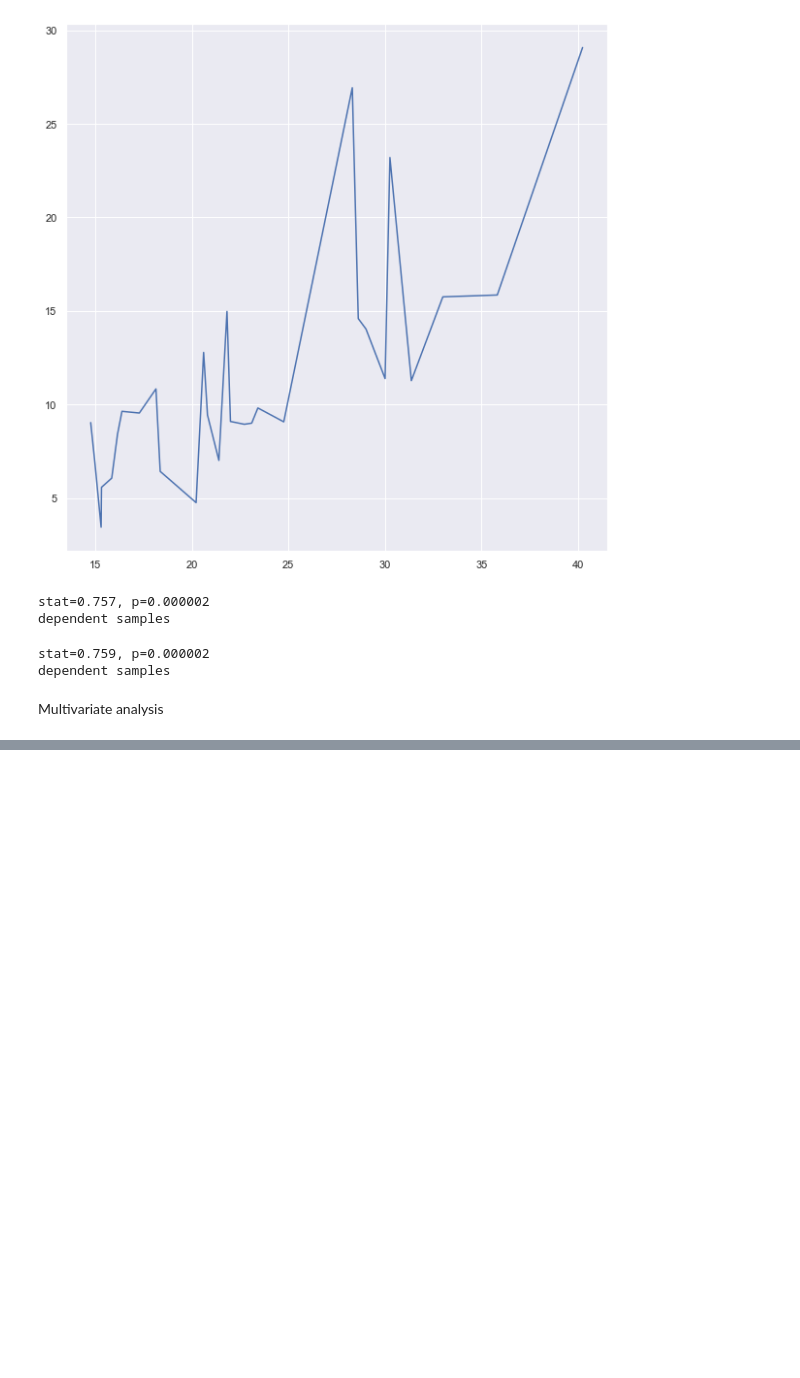
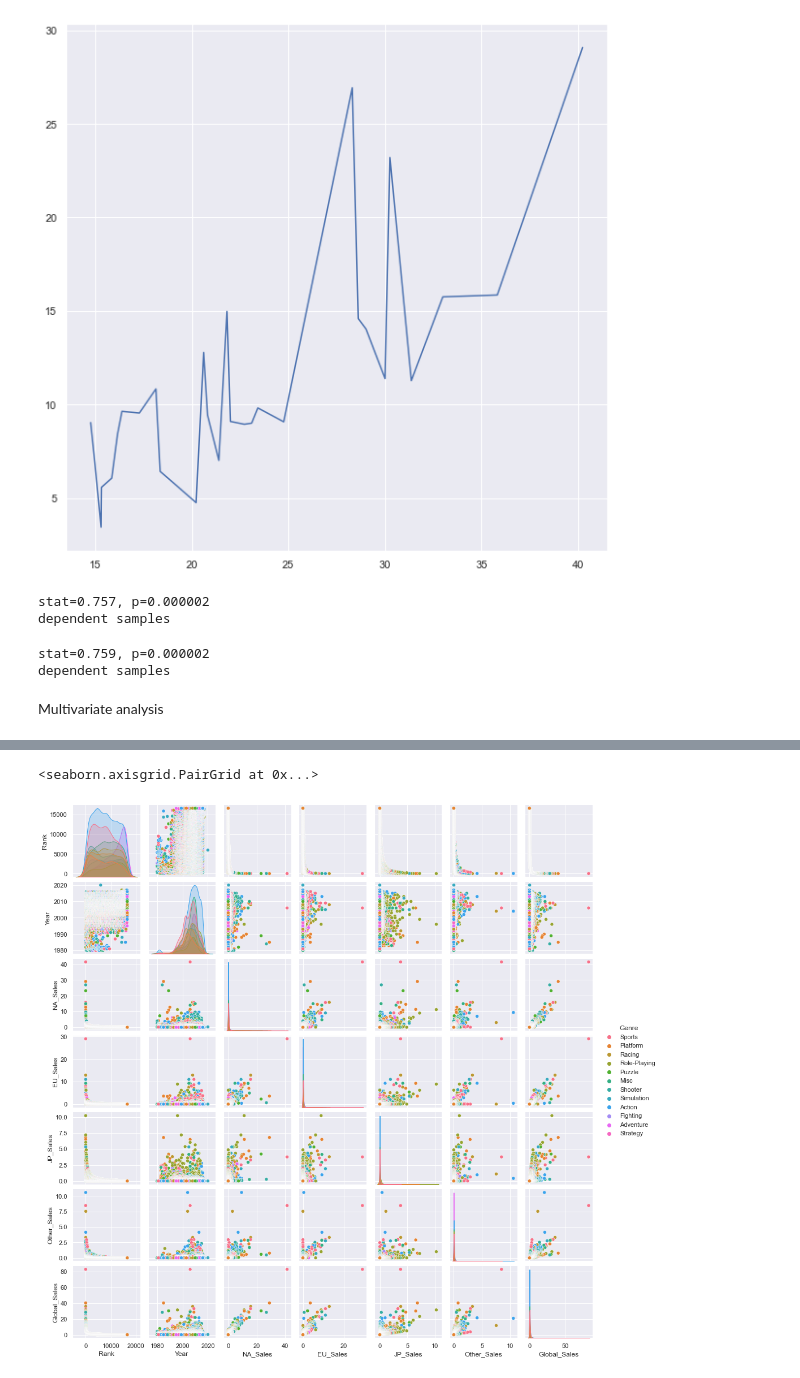
Before and after one commit to Riti70912/Video-game-Sales-Analysis, a Jupyter notebook: vgsales.ipynb, the cells around one changed output, grey strips where cells are left out. Cells and saved outputs as stored; diff of their text form; code cells hidden in the pictures; blank space fills up the shorter version.

```diff
--- a/vgsales.ipynb
+++ b/vgsales.ipynb
@@ -515,0 +557,5 @@ sns.pairplot(data=videogame[['NA_Sales','EU_Sales','JP_Sales','Other_Sales','Glo
+# %%
+sns.pairplot(videogame,hue='Genre',height=2)
+# %% [output]
+<seaborn.axisgrid.PairGrid at 0x...>
+[figure, added]
```
Also changed, not shown: parts of 7 cells of this notebook.
